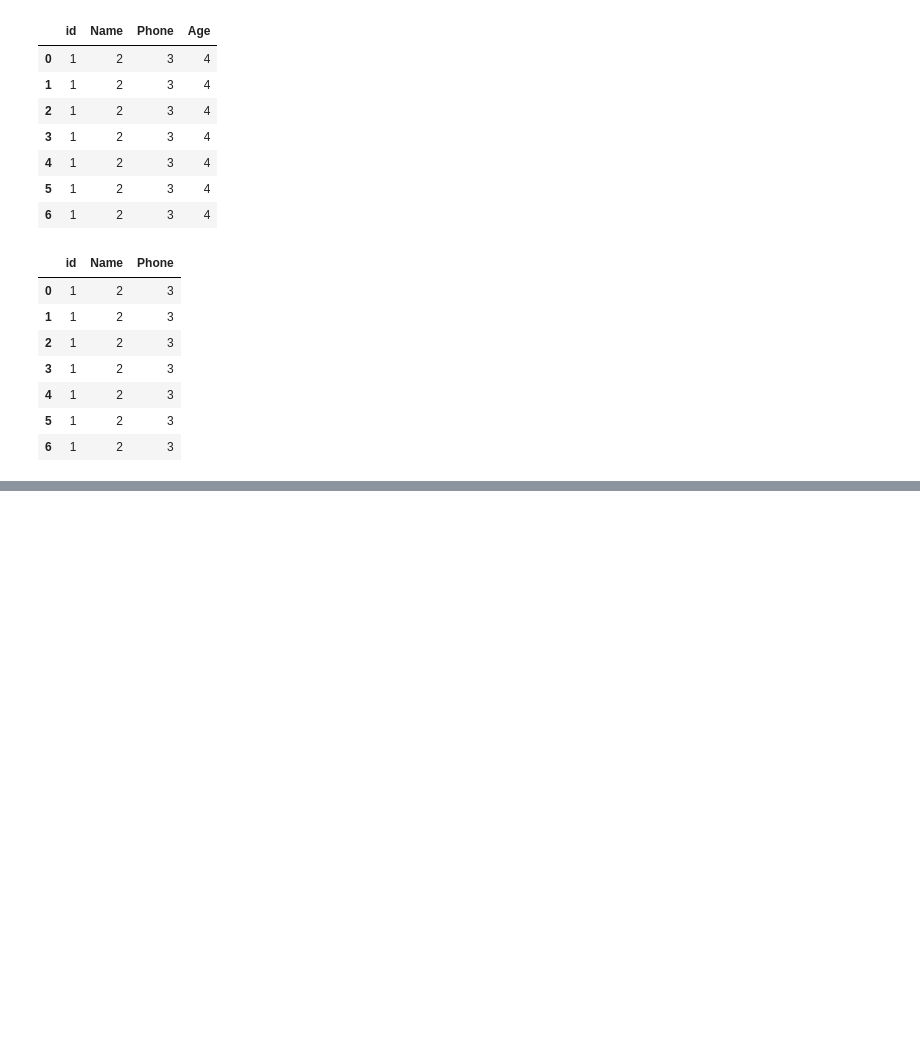
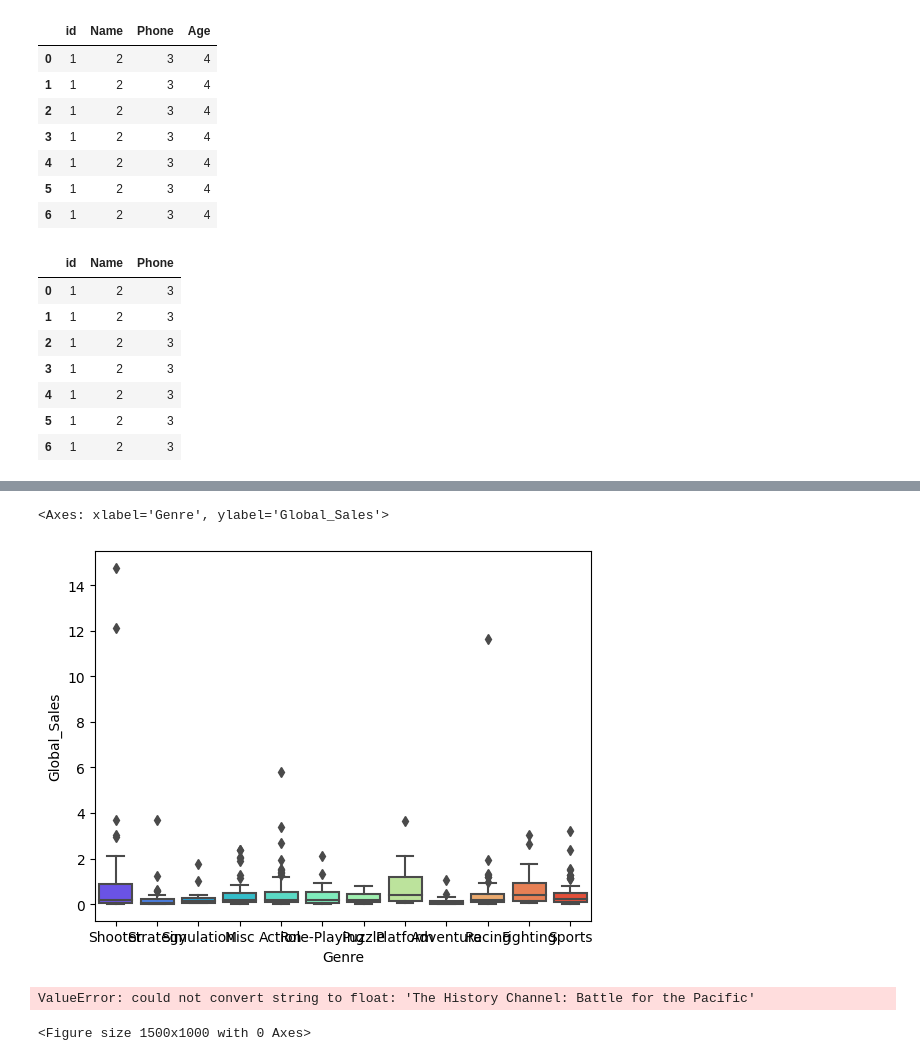
Before and after one commit to denkattt/Python, a Jupyter notebook: Scripts/pr4/test.ipynb, the cells around one changed output, grey strips where cells are left out. Saved outputs shown, nothing was run; the diff lists cells and outputs as text; code cells hidden in the pictures; blank space fills up the shorter version.

```diff
--- a/Scripts/pr4/test.ipynb
+++ b/Scripts/pr4/test.ipynb
@@ -204,0 +299,11 @@ p6.drop(columns=['Age'])
+# %%
+sns.boxplot(x='Genre', y='Global_Sales',data=df, palette='rainbow')
+# %% [output]
+<Axes: xlabel='Genre', ylabel='Global_Sales'>
+[figure, added]
+# %%
+plt.figure(figsize=(15,10))
+sns.heatmap(df.corr())
+# %% [output]
+ValueError: could not convert string to float: 'The History Channel: Battle for the Pacific'
+<Figure size 1500x1000 with 0 Axes>
```
Also changed, not shown: parts of 10 cells of this notebook, 7 other files.
